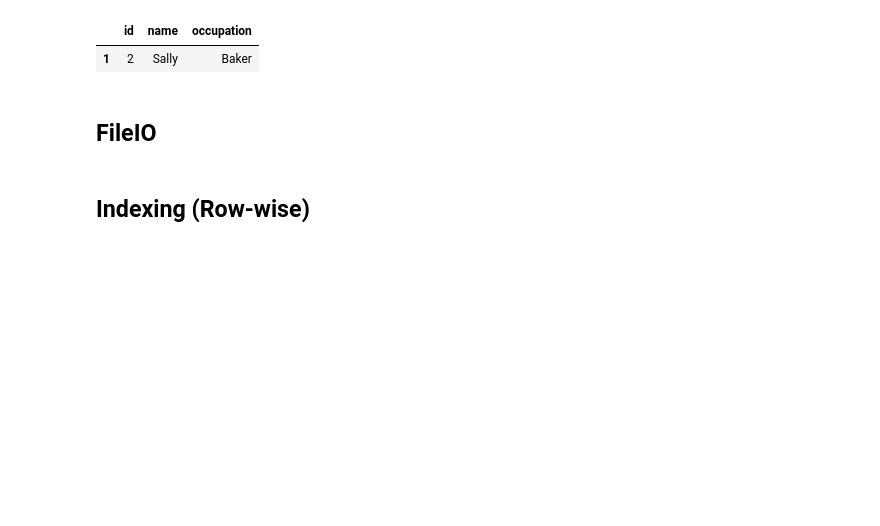
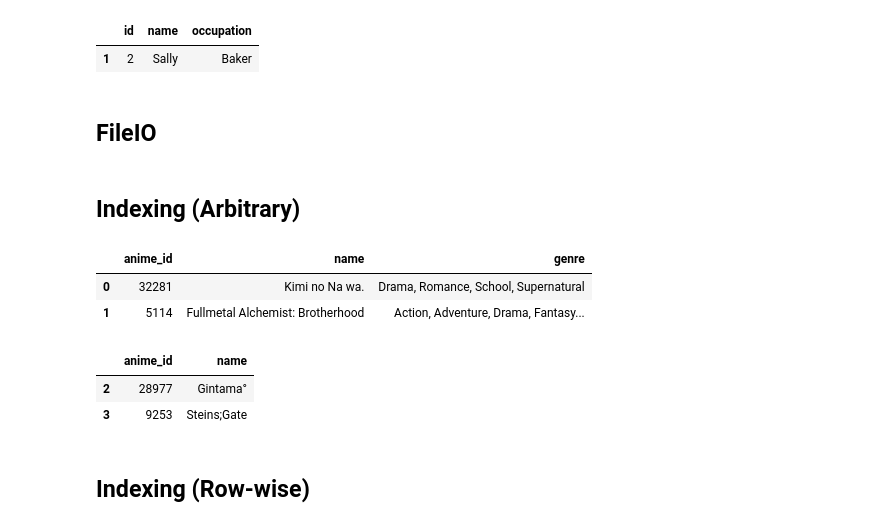
Before and after one commit to wayne0git/python_basics, a Jupyter notebook: pandas/pandas_tutorial.ipynb, the cells around one changed output. Cells and saved outputs as stored; diff of their text form; code cells hidden in the pictures; blank space fills up the shorter version.

```diff
--- a/pandas/pandas_tutorial.ipynb
+++ b/pandas/pandas_tutorial.ipynb
@@ -42,6 +51,22 @@ rating = pd.read_csv('anime-recommendations-database/rating.csv')
 # Write CSV
 # index -- Write row names (index)
 df.to_csv('tmp.csv', index=False)
+# %% [markdown]
+## Indexing (Arbitrary)
+# %%
+# Index Subsetting -- iloc
+anime.iloc[0:2, :3]
+# %% [output]
+|  | anime_id | name | genre |
+| 0 | 32281 | Kimi no Na wa. | Drama, Romance, School, Supernatural |
+| 1 | 5114 | Fullmetal Alchemist: Brotherhood | Action, Adventure, Drama, Fantasy... |
+# %%
+# Location Subsetting -- loc
+anime.loc[2:3, ['anime_id', 'name']]
+# %% [output]
+|  | anime_id | name |
+| 2 | 28977 | Gintama° |
+| 3 | 9253 | Steins;Gate |
 # %% [markdown]
 ## Indexing (Row-wise)
 # %%
```
Also changed, not shown: parts of 11 cells of this notebook.
